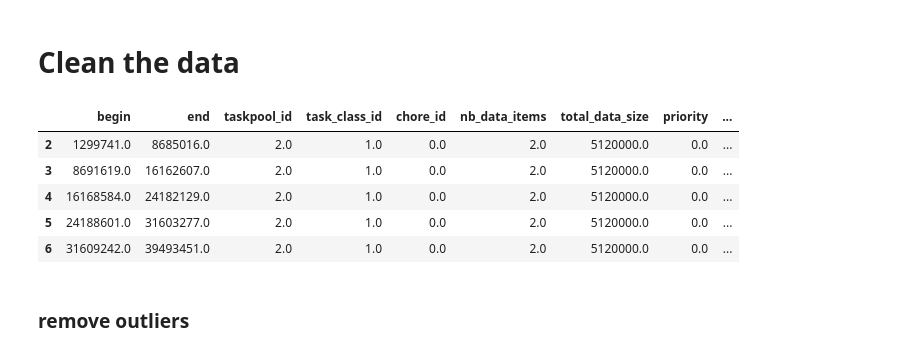
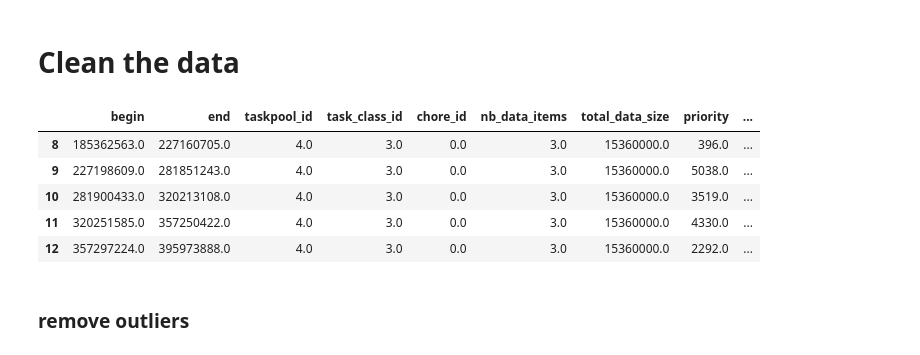
Before and after one commit to josephjohnjj/granulrity_ml_model, a Jupyter notebook: model_keras-one class.ipynb, the cells around one changed output. Saved outputs shown, nothing was run; the diff lists cells and outputs as text; code cells hidden in the pictures.

```diff
--- a/model_keras-one class.ipynb
+++ b/model_keras-one class.ipynb
@@ -24,7 +24,7 @@ np.set_printoptions(precision=3, suppress=True)
 # %%
 path = './traces/'# use your path
 #all_files = glob.glob(path + "/*.h5")
-all_files = glob.glob(path + "/demo_new-*.prof.h5")
+all_files = glob.glob(path + "/dpotrf_T_*_N_20k-*.prof.h5")
 
 li = []
 
@@ -46,17 +46,17 @@ df_refined = df_refined.astype(float)
 # %%
 df_class_name = {0: 'dpotrf', 1: 'dtrsm', 2: 'dsyrk', 3: 'dgemm'}
 # %%
-filter = ( (df_refined['task_class_id'] >= 0 ) & ( df_refined['task_class_id'] <= 3 ) & ( df_refined['priority'] >= 0 ) )
+filter = ( (df_refined['task_class_id'] == 3 )  )
 #remove all other classes other than dpotrf, dgemm, trsm and syrk
 df_refined = df_refined[filter]
 df_refined.head()
 # %% [output]
 |  | begin | end | taskpool_id | task_class_id | chore_id | nb_data_items | total_data_size | priority | ... |
-| 2 | 1299741.0 | 8685016.0 | 2.0 | 1.0 | 0.0 | 2.0 | 5120000.0 | 0.0 | ... |
-| 3 | 8691619.0 | 16162607.0 | 2.0 | 1.0 | 0.0 | 2.0 | 5120000.0 | 0.0 | ... |
-| 4 | 16168584.0 | 24182129.0 | 2.0 | 1.0 | 0.0 | 2.0 | 5120000.0 | 0.0 | ... |
-| 5 | 24188601.0 | 31603277.0 | 2.0 | 1.0 | 0.0 | 2.0 | 5120000.0 | 0.0 | ... |
-| 6 | 31609242.0 | 39493451.0 | 2.0 | 1.0 | 0.0 | 2.0 | 5120000.0 | 0.0 | ... |
+| 8 | 185362563.0 | 227160705.0 | 4.0 | 3.0 | 0.0 | 3.0 | 15360000.0 | 396.0 | ... |
+| 9 | 227198609.0 | 281851243.0 | 4.0 | 3.0 | 0.0 | 3.0 | 15360000.0 | 5038.0 | ... |
+| 10 | 281900433.0 | 320213108.0 | 4.0 | 3.0 | 0.0 | 3.0 | 15360000.0 | 3519.0 | ... |
+| 11 | 320251585.0 | 357250422.0 | 4.0 | 3.0 | 0.0 | 3.0 | 15360000.0 | 4330.0 | ... |
+| 12 | 357297224.0 | 395973888.0 | 4.0 | 3.0 | 0.0 | 3.0 | 15360000.0 | 2292.0 | ... |
 # %%
 df_class = {}
 for i in df_refined['task_class_id'].unique():
```
Also changed, not shown: parts of 29 cells of this notebook, 11 other files.
